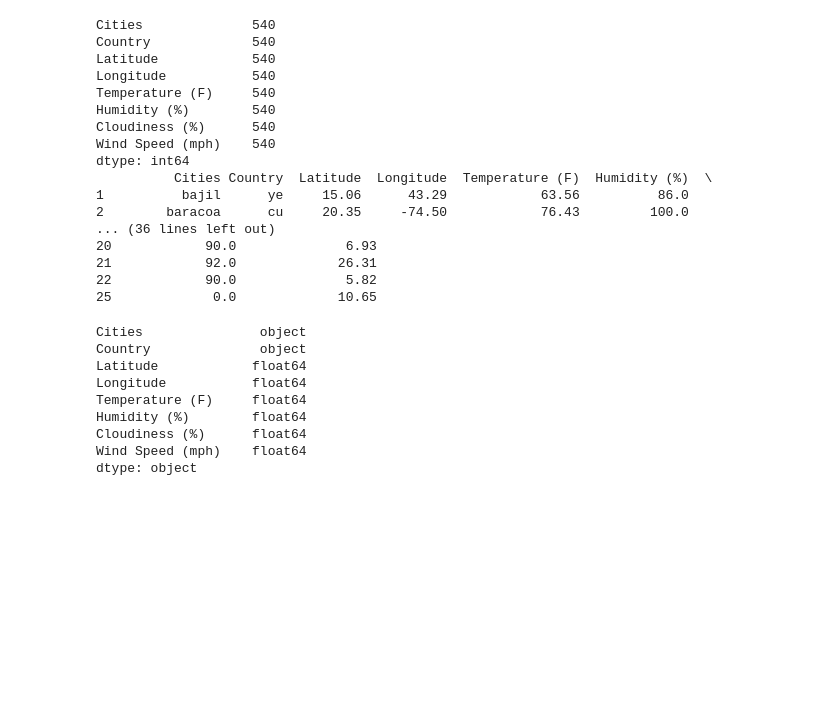
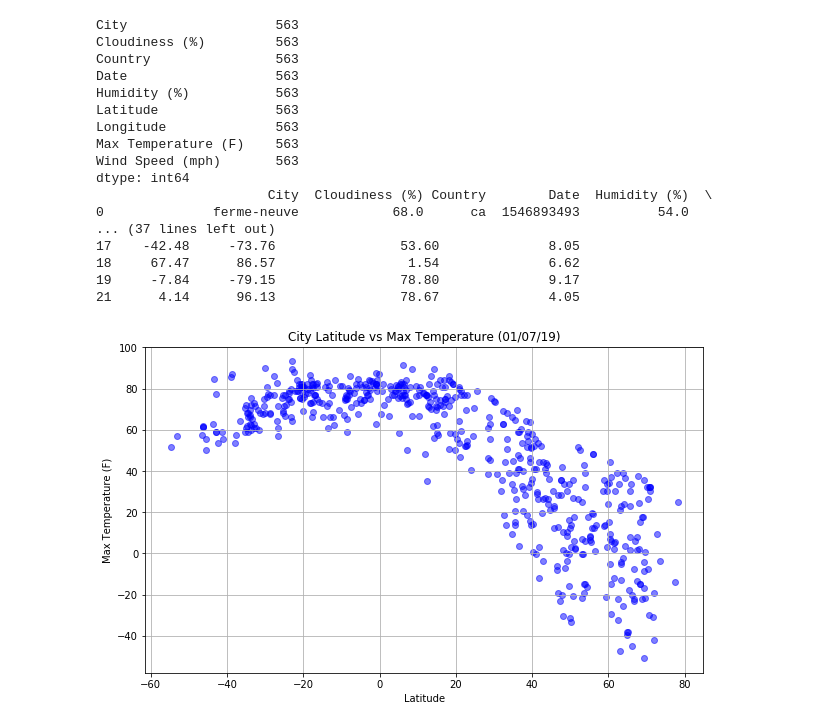
Before and after one commit to karikashah/python-api-challenge, a Jupyter notebook: WeatherPy.ipynb, the cells around one changed output. Drawn from its saved outputs; the diff is of its cells as text; code cells hidden in the pictures; blank space fills up the shorter version.

Commit message:
Added the code related to optimizing API calls 60free calls/min & also plotted 4 scatter plots based on dataframe created.

```diff
--- a/WeatherPy.ipynb
+++ b/WeatherPy.ipynb
@@ -116,40 +135,49 @@ Processing successfully completed. Retrieved weather information for 540 cities
 #change all data recieved from openweathermap api to numerical data
 df_countries['Latitude'] = pd.to_numeric(df_countries['Latitude'])
 df_countries['Longitude'] = pd.to_numeric(df_countries['Longitude'])
-df_countries['Temperature (F)'] = pd.to_numeric(df_countries['Temperature (F)'])
+df_countries['Max Temperature (F)'] = pd.to_numeric(df_countries['Max Temperature (F)'])
 df_countries['Humidity (%)'] = pd.to_numeric(df_countries['Humidity (%)'])
 df_countries['Cloudiness (%)'] = pd.to_numeric(df_countries['Cloudiness (%)'])
 df_countries['Wind Speed (mph)'] = pd.to_numeric(df_countries['Wind Speed (mph)'])
 
 #display dataframe df_countries after openweathermap api calls removing those with NaNs elements
 df_countries = df_countries.dropna()
-print(df_countries.count())
-print(df_countries.head(20))
-df_countries.dtypes
+
+# Reorder columns as we're interested in for the final DataFrame
+df_countries = df_countries[["City", "Cloudiness (%)", "Country", "Date", "Humidity (%)","Latitude","Longitude",
+                       "Max Temperature (F)", "Wind Speed (mph)"]]
+
+print(df_countries.count()) # displays the count of rows
+print(df_countries.head(20)) # displays first 20 records
+df_countries.dtypes # displays the Dataype of dataframe
+df_countries.to_csv(output_data_file, encoding="utf-8", index=False)
 # %% [output]
-Cities              540
-Country             540
-Latitude            540
-Longitude           540
-Temperature (F)     540
-Humidity (%)        540
-Cloudiness (%)      540
-Wind Speed (mph)    540
+City                   563
+Cloudiness (%)         563
+Country                563
+Date                   563
+Humidity (%)           563
+Latitude               563
+Longitude              563
+Max Temperature (F)    563
+Wind Speed (mph)       563
 dtype: int64
-          Cities Country  Latitude  Longitude  Temperature (F)  Humidity (%)  \
-1          bajil      ye     15.06      43.29            63.56          86.0
-2        baracoa      cu     20.35     -74.50            76.43         100.0
-... (36 lines left out)
-20            90.0              6.93
-21            92.0             26.31
-22            90.0              5.82
-25             0.0             10.65
+                      City  Cloudiness (%) Country        Date  Humidity (%)  \
+0              ferme-neuve            68.0      ca  1546893493          54.0
+... (37 lines left out)
+17    -42.48     -73.76                53.60              8.05
+18     67.47      86.57                 1.54              6.62
+19     -7.84     -79.15                78.80              9.17
+21      4.14      96.13                78.67              4.05
-Cities               object
-Country              object
-Latitude            float64
-Longitude           float64
-Temperature (F)     float64
-Humidity (%)        float64
-Cloudiness (%)      float64
-Wind Speed (mph)    float64
-dtype: object
+# %%
+# Plotting the Data - Latitude vs. Temperature Plot
+plt.figure(figsize=(10,6))
+plt.scatter(df_countries["Latitude"], df_countries["Max Temperature (F)"], color='b', alpha=0.5)
+plt.grid()
+plt.xlabel('Latitude')
+plt.ylabel('Max Temperature (F)')
+plt.title(f'City Latitude vs Max Temperature ({datetime.datetime.now().strftime("%D")})')
+plt.savefig("./output_data/LatVsMaxTemp.png")
+plt.show()
+# %% [output]
+[figure, added]
```
Also changed, not shown: parts of 6 cells of this notebook, 6 other files.
